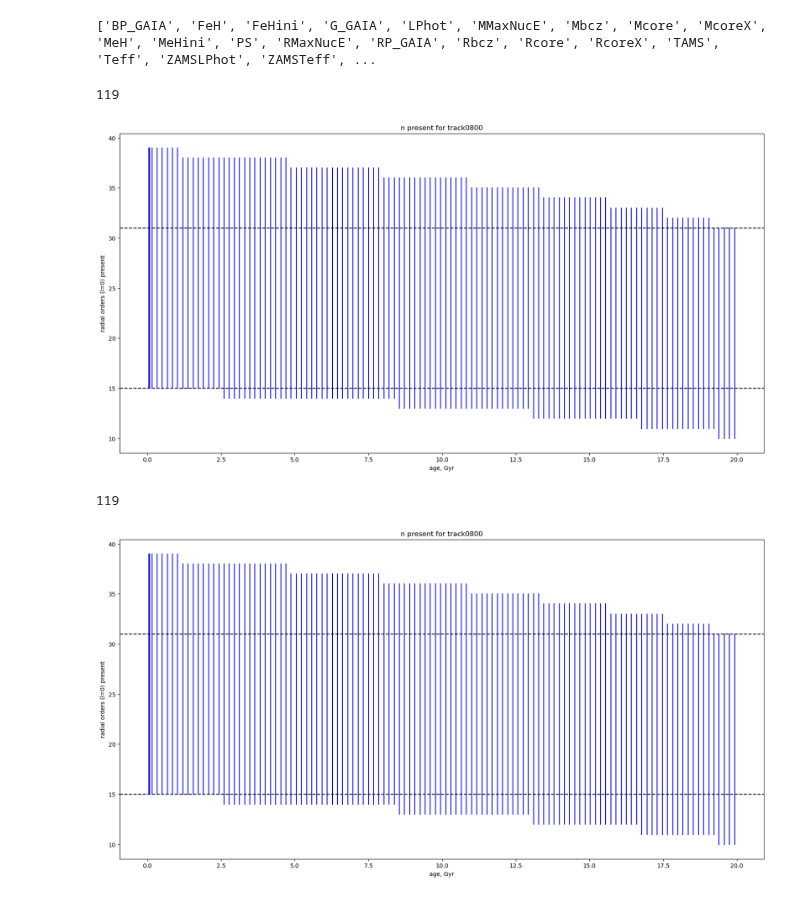
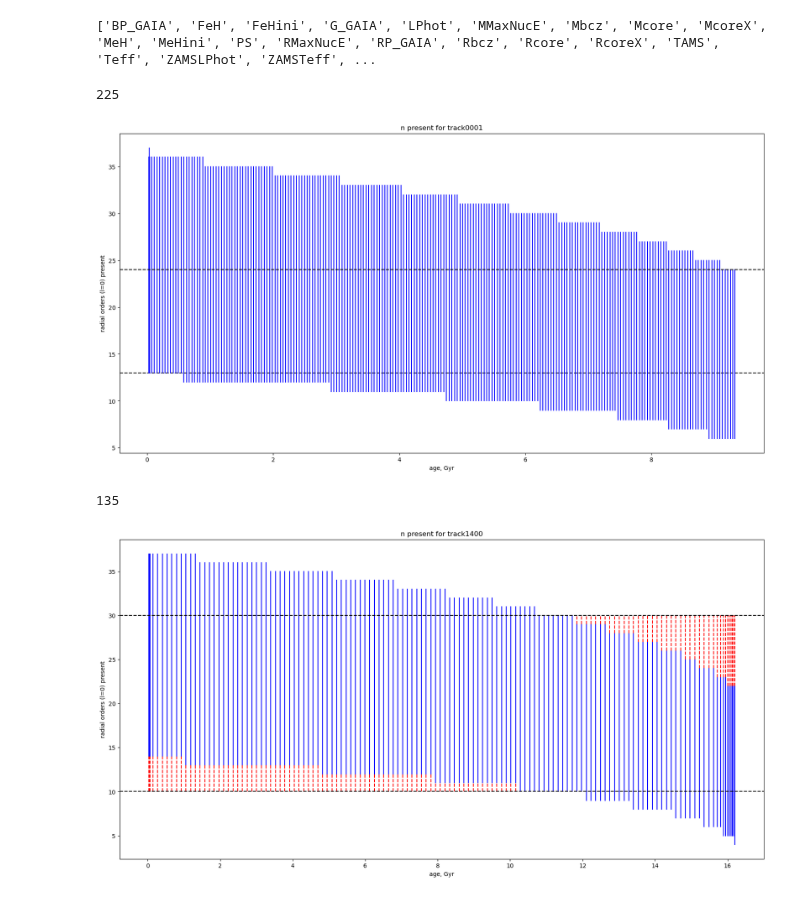
Before and after one commit to ojscutt/pitchfork, a Jupyter notebook: 0_data_sandbox_Barbie_padding.ipynb, the cells around one changed output. Cells and saved outputs as stored; diff of their text form; code cells hidden in the pictures.

Commit message:
barbie freq padding w/ plots

```diff
--- a/0_data_sandbox_Barbie_padding.ipynb
+++ b/0_data_sandbox_Barbie_padding.ipynb
@@ -28,38 +28,38 @@ print(list(barbie_h5['grid/tracks/track0001']))
 # %%
 def n_present_plot(grid, track_id, max_age=np.inf):
     plt.figure(figsize=(20,10))
 
     points = np.array(grid['grid/tracks/track'+track_id+'/age'])[np.where(np.array(grid['grid/tracks/track'+track_id+'/age'])<=max_age)[0]]
     first_point = points[0]
     last_point = points[-1]
 
     i = 0
     for point in points:
         osckeys = grid['grid/tracks/track'+track_id+'/osckey']
         n_upper = osckeys[i][1][np.where(osckeys[i][0] == 0)[0][-1]]
         n_lower = osckeys[i][1][np.where(osckeys[i][0] == 0)[0][0]]
 
         plt.plot(np.full(2,point)/1000, np.array([n_upper, n_lower]), color='blue')
 
         if point == first_point:
             plt.axhline(n_lower, linestyle='dashed', color='black')
         elif point == last_point:
             plt.axhline(n_upper, linestyle='dashed', color='black')
         i+=1
 
     plt.xlabel('age, Gyr')
     plt.ylabel('radial orders (l=0) present')
     plt.title('n present for track'+track_id)
     print(i)
 
-n_present_plot(barbie_h5, '0800')
+n_present_plot(barbie_h5, '0001')
 #print(barbie_h5['grid/tracks/track0001/osckey'][0][1][np.where(barbie_h5['grid/tracks/track0001/osckey'][0][0] == 0)])
 #print(barbie_h5['grid/tracks/track0001/osc'][0][0][np.where(barbie_h5['grid/tracks/track0001/osckey'][0][0] == 0)])
 # %% [output]
-119
+225
-[figure, old version]
+[figure, new version]
 # %%
-def n_padded_plot(grid, track_id, max_age=np.inf):
+def n_padded_plot(grid, track_id, n_min=15, n_max=25, max_age=np.inf):
     plt.figure(figsize=(20,10))
 
     track = grid['grid/tracks/track'+track_id]
@@ -78,30 +78,38 @@ def n_padded_plot(grid, track_id, max_age=np.inf):
         n_upper = n_vals[-1]
         n_lower = n_vals[0]
 
+        nu_vals = list(track['osc'][i][0][np.where(osckeys[i][0] == 0)])
         plt.plot(np.full(2,point)/1000, np.array([n_upper, n_lower]), color='blue')
 
-        if n_upper < 25:
+        if n_upper < n_max:
             dnufit = dnufits[i]
+            nu_max = nu_vals[-1]
+            n_diff = n_max - n_upper
+            nu_upper_pad = np.arange(nu_max+dnufit, nu_max+(dnufit*(n_diff+1)), dnufit)
+            nu_vals = nu_vals + nu_upper_pad.tolist()
+            plt.plot(np.full(2,point)/1000, np.array([n_upper, n_max]), color='red', linestyle='dashed')
 
+        if n_lower > n_min:
+            dnufit = dnufits[i]
+            nu_min = nu_vals[0]
+            n_diff = n_lower - n_min
+            nu_lower_pad = np.arange(nu_min-(n_diff*dnufit), nu_min, dnufit)
+            nu_vals = nu_lower_pad.tolist() + nu_vals
+            plt.plot(np.full(2,point)/1000, np.array([n_min, n_lower]), color='red', linestyle='dashed')
 
+        i+=1
 
-
-
-
-        if point == first_point:
-            plt.axhline(n_lower, linestyle='dashed', color='black')
-        elif point == last_point:
-            plt.axhline(n_upper, linestyle='dashed', color='black')
-        i+=1
+    plt.axhline(n_min, linestyle='dashed', color='black')
+    plt.axhline(n_max, linestyle='dashed', color='black')
 
     plt.xlabel('age, Gyr')
     plt.ylabel('radial orders (l=0) present')
     plt.title('n present for track'+track_id)
     print(i)
 
-n_padded_plot(barbie_h5, '0800')
+n_padded_plot(barbie_h5, '1400', 10, 30)
 #print(barbie_h5['grid/tracks/track0001/osckey'][0][1][np.where(barbie_h5['grid/tracks/track0001/osckey'][0][0] == 0)])
 #print(barbie_h5['grid/tracks/track0001/osc'][0][0][np.where(barbie_h5['grid/tracks/track0001/osckey'][0][0] == 0)])
 # %% [output]
-119
+135
-[figure, old version]
+[figure, new version]
```
Also changed, not shown: parts of 6 cells of this notebook.
